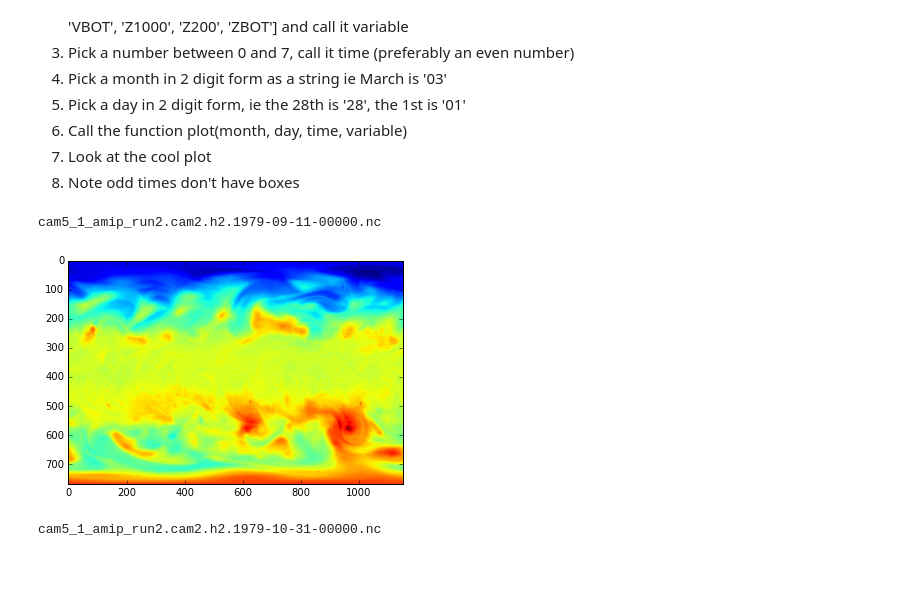
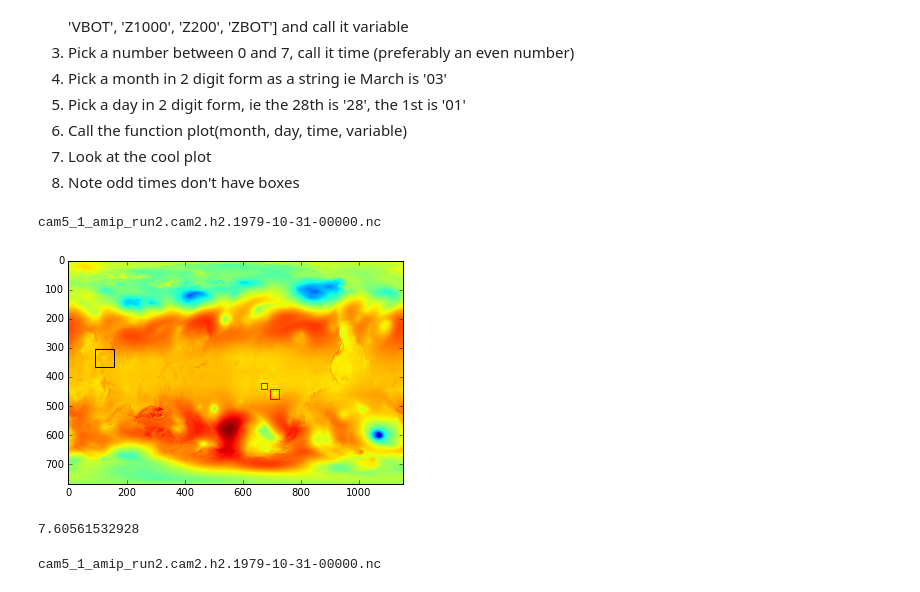
Before and after one commit to eracah/climate-dl, a Jupyter notebook: tutorials/plotting_demo.ipynb, the cells around one changed output. Drawn from its saved outputs; the diff is of its cells as text; code cells hidden in the pictures.

```diff
--- a/tutorials/plotting_demo.ipynb
+++ b/tutorials/plotting_demo.ipynb
@@ -110,10 +110,14 @@ def plot(month='05',day='05',time=0,variable='TMQ', with_box=True):
     dataset = nc.Dataset(maindir+'/'+ filename, "r", format="NETCDF4")
     plot_box(dataset, time, variable, with_box)
 # %%
-plot(month='09', day='11', time=0, variable='T200', with_box=False)
+plot(month='10', day='31', time=0, variable='PSL', with_box=True)
 # %% [output]
-cam5_1_amip_run2.cam2.h2.1979-09-11-00000.nc
+cam5_1_amip_run2.cam2.h2.1979-10-31-00000.nc
-[figure, old version]
+[figure, new version]
+# %%
+(8 * 365 * (2001 - 1979 + 1) * 16 * 768 * 1152 * 8.) / (10**12)
+# %% [output]
+7.60561532928
 # %%
 month='10'
 day='31'
```
Also changed, not shown: parts of 1 cell of this notebook, 11 other files.
